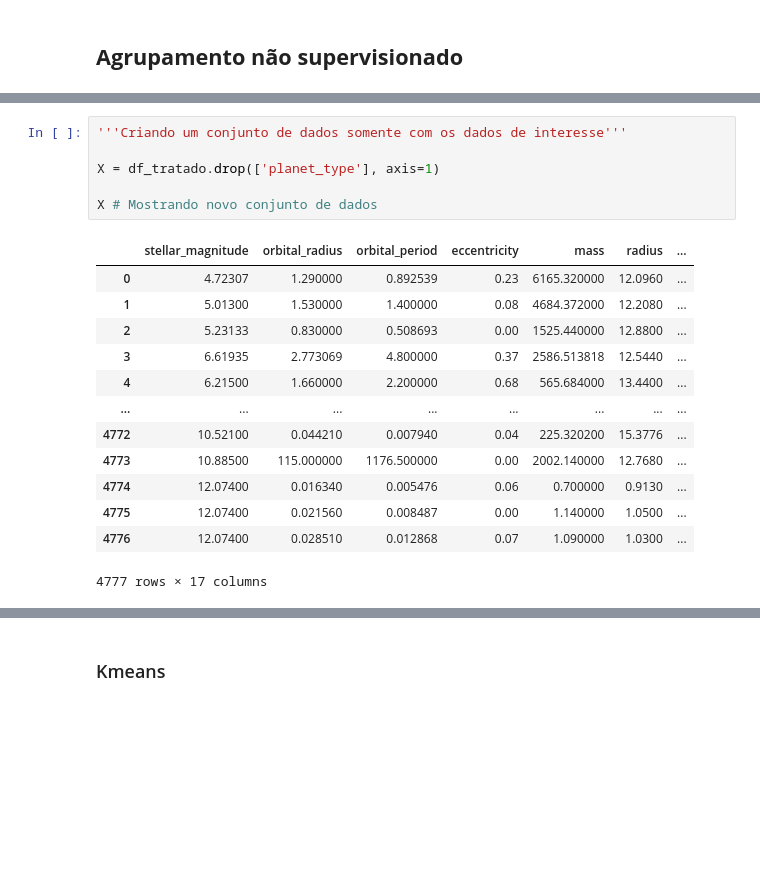
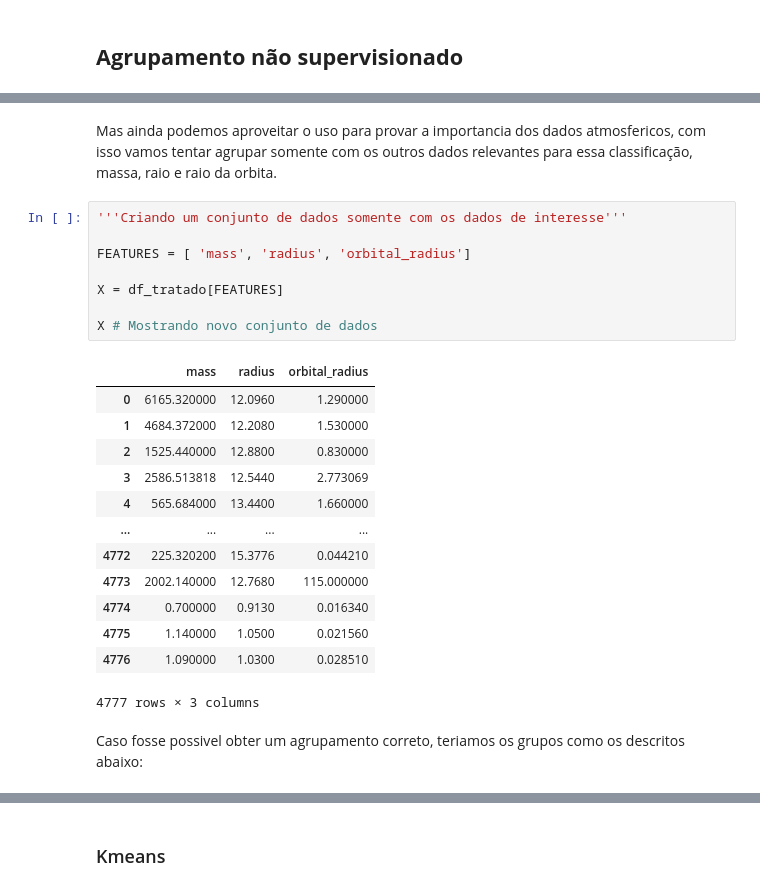
Before and after one commit to EricLeandroLM/Projeto_final_Machine_learning, a Jupyter notebook: Trabalho final.ipynb, the cells around one changed output, grey strips where cells are left out. Drawn from its saved outputs; the diff is of its cells as text; blank space fills up the shorter version.

```diff
--- a/Trabalho final.ipynb
+++ b/Trabalho final.ipynb
@@ -178,20 +254,26 @@ df_tratado # Mostrando nova tabela
+# %% [markdown]
+Mas ainda podemos aproveitar o uso para provar a importancia dos dados atmosfericos, com isso vamos tentar agrupar somente com os outros dados relevantes para essa classificação, massa, raio e raio da orbita.
 # %%
 '''Criando um conjunto de dados somente com os dados de interesse'''
 
-X = df_tratado.drop(['planet_type'], axis=1)
+FEATURES = [ 'mass', 'radius', 'orbital_radius']
+
+X = df_tratado[FEATURES]
 
 X # Mostrando novo conjunto de dados
 # %% [output]
-|  | stellar_magnitude | orbital_radius | orbital_period | eccentricity | mass | radius | ... |
-| 0 | 4.72307 | 1.290000 | 0.892539 | 0.23 | 6165.320000 | 12.0960 | ... |
-| 1 | 5.01300 | 1.530000 | 1.400000 | 0.08 | 4684.372000 | 12.2080 | ... |
-| 2 | 5.23133 | 0.830000 | 0.508693 | 0.00 | 1525.440000 | 12.8800 | ... |
-| 3 | 6.61935 | 2.773069 | 4.800000 | 0.37 | 2586.513818 | 12.5440 | ... |
-| 4 | 6.21500 | 1.660000 | 2.200000 | 0.68 | 565.684000 | 13.4400 | ... |
-| ... | ... | ... | ... | ... | ... | ... | ... |
-| 4772 | 10.52100 | 0.044210 | 0.007940 | 0.04 | 225.320200 | 15.3776 | ... |
-| 4773 | 10.88500 | 115.000000 | 1176.500000 | 0.00 | 2002.140000 | 12.7680 | ... |
-| 4774 | 12.07400 | 0.016340 | 0.005476 | 0.06 | 0.700000 | 0.9130 | ... |
-| 4775 | 12.07400 | 0.021560 | 0.008487 | 0.00 | 1.140000 | 1.0500 | ... |
-| 4776 | 12.07400 | 0.028510 | 0.012868 | 0.07 | 1.090000 | 1.0300 | ... |
+|  | mass | radius | orbital_radius |
+| 0 | 6165.320000 | 12.0960 | 1.290000 |
+| 1 | 4684.372000 | 12.2080 | 1.530000 |
+| 2 | 1525.440000 | 12.8800 | 0.830000 |
+| 3 | 2586.513818 | 12.5440 | 2.773069 |
+| 4 | 565.684000 | 13.4400 | 1.660000 |
+| ... | ... | ... | ... |
+| 4772 | 225.320200 | 15.3776 | 0.044210 |
+| 4773 | 2002.140000 | 12.7680 | 115.000000 |
+| 4774 | 0.700000 | 0.9130 | 0.016340 |
+| 4775 | 1.140000 | 1.0500 | 0.021560 |
+| 4776 | 1.090000 | 1.0300 | 0.028510 |
-4777 rows × 17 columns
+4777 rows × 3 columns
+# %% [markdown]
+Caso fosse possivel obter um agrupamento correto, teriamos os grupos como os descritos abaixo:
```
Also changed, not shown: parts of 17 cells of this notebook, 1 other file.
